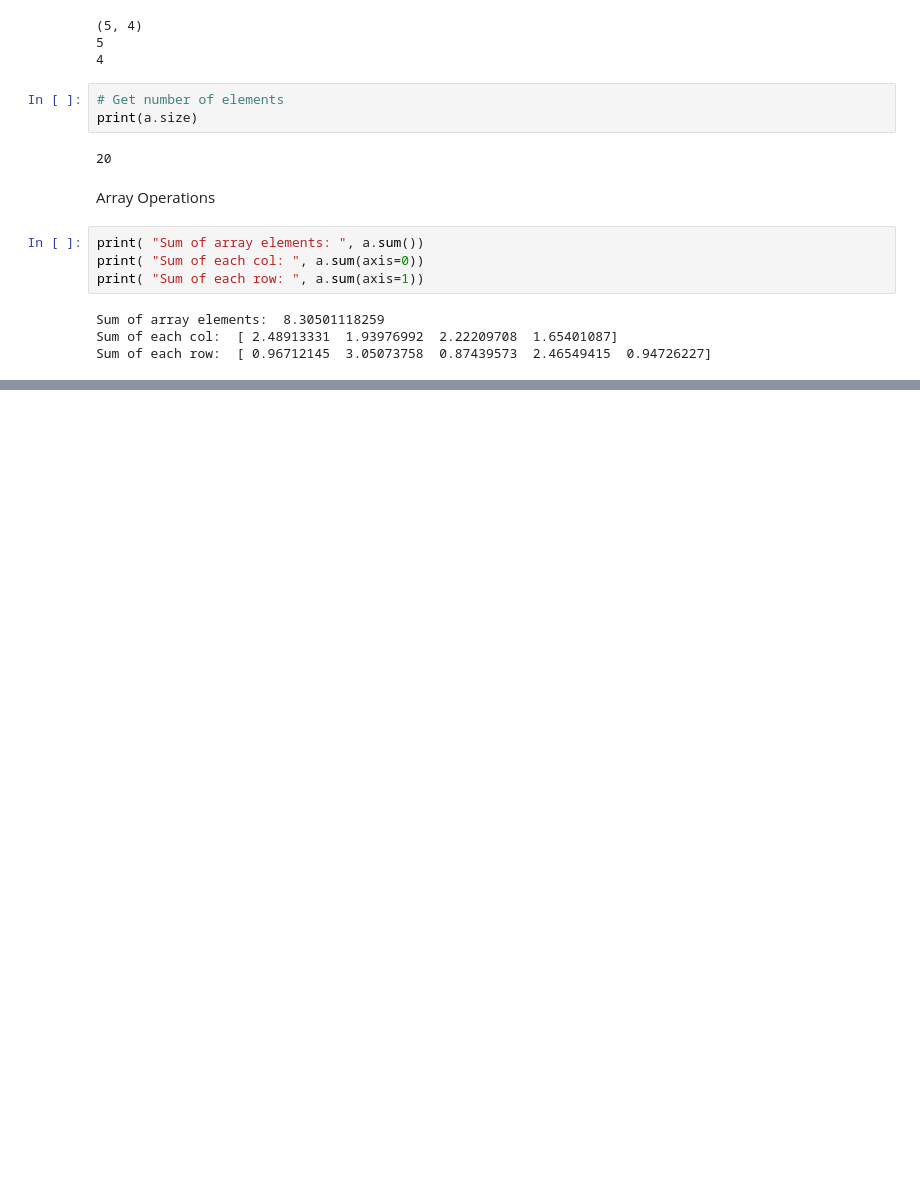
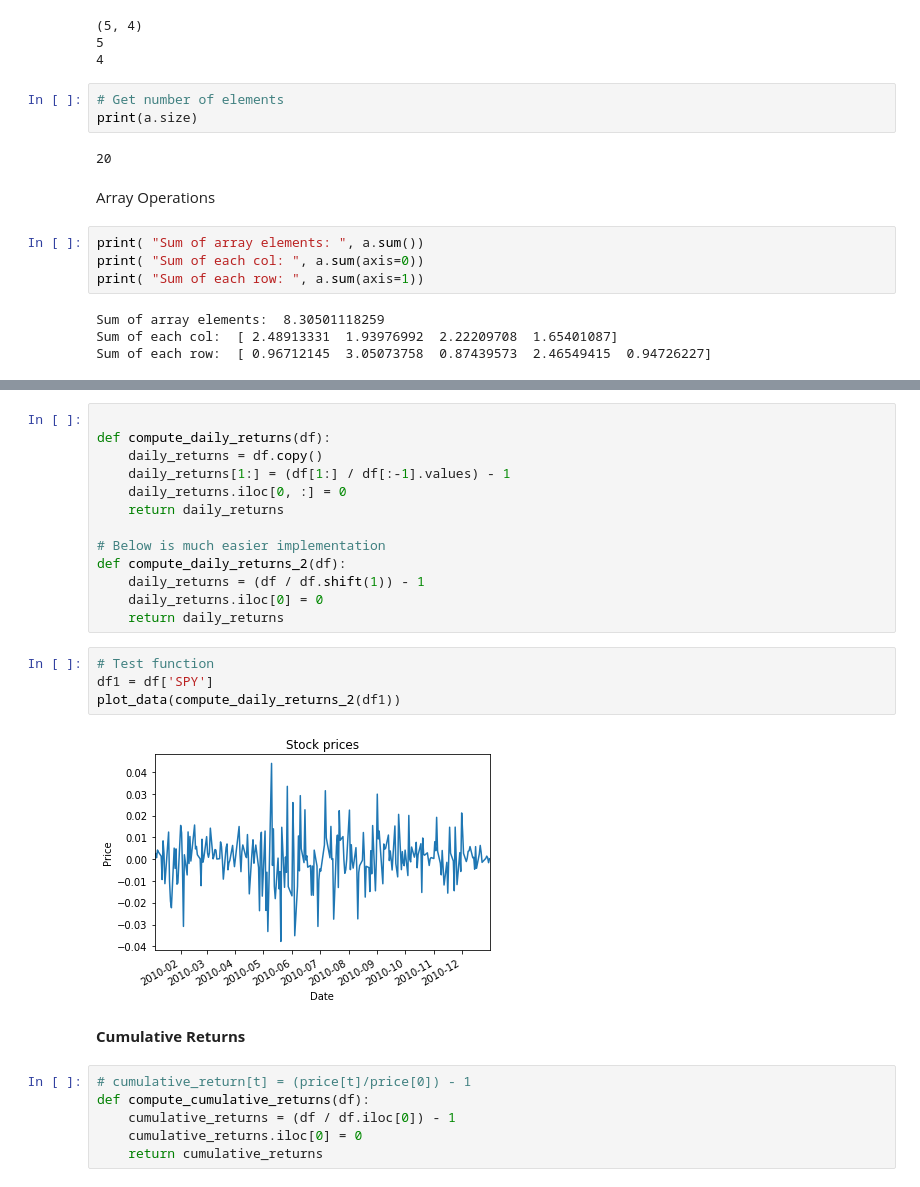
Before and after one commit to kmalhan/ml_trade, a Jupyter notebook: read_stock_data.ipynb, the cells around one changed output, grey strips where cells are left out. Saved outputs shown, nothing was run; the diff lists cells and outputs as text; blank space fills up the shorter version.

```diff
--- a/read_stock_data.ipynb
+++ b/read_stock_data.ipynb
@@ -300,0 +394,27 @@ Sum of each row:  [ 0.96712145  3.05073758  0.87439573  2.46549415  0.94726227]
+# %%
+
+def compute_daily_returns(df):
+    daily_returns = df.copy()
+    daily_returns[1:] = (df[1:] / df[:-1].values) - 1
+    daily_returns.iloc[0, :] = 0
+    return daily_returns
+
+# Below is much easier implementation
+def compute_daily_returns_2(df):
+    daily_returns = (df / df.shift(1)) - 1
+    daily_returns.iloc[0] = 0
+    return daily_returns
+# %%
+# Test function
+df1 = df['SPY']
+plot_data(compute_daily_returns_2(df1))
+# %% [output]
+[figure, added]
+# %% [markdown]
+**Cumulative Returns**
+# %%
+# cumulative_return[t] = (price[t]/price[0]) - 1
+def compute_cumulative_returns(df):
+    cumulative_returns = (df / df.iloc[0]) - 1
+    cumulative_returns.iloc[0] = 0
+    return cumulative_returns
```
Also changed, not shown: parts of 12 cells of this notebook.
